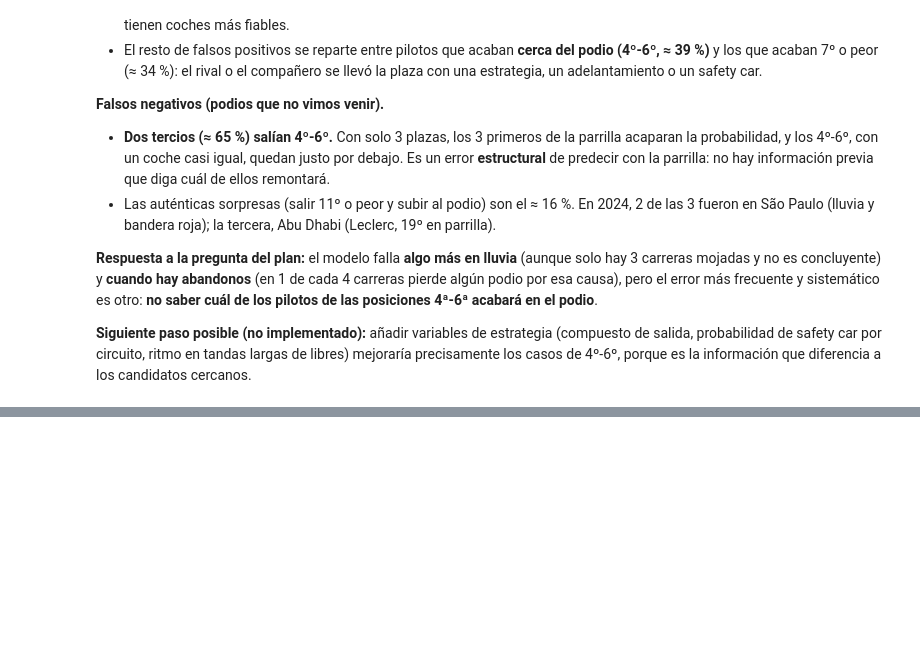
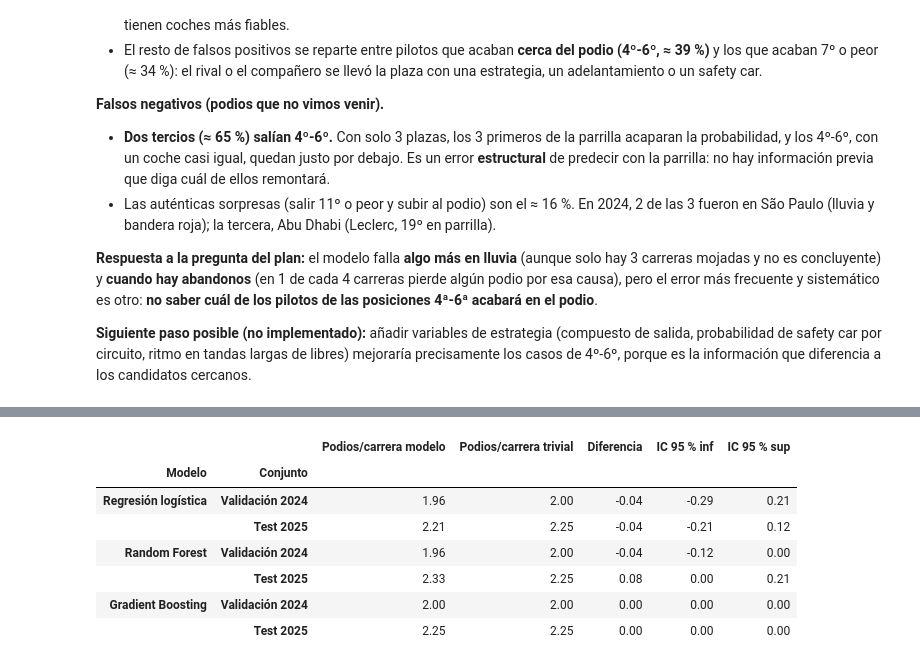
Before and after one commit to wewesito/f1-strategy-analytics, a Jupyter notebook: notebooks/04_prediccion.ipynb, the cells around one changed output, grey strips where cells are left out. Drawn from its saved outputs; the diff is of its cells as text; code cells hidden in the pictures; blank space fills up the shorter version.

```diff
--- a/notebooks/04_prediccion.ipynb
+++ b/notebooks/04_prediccion.ipynb
@@ -868,0 +924,35 @@ precisamente los casos de 4º-6º, porque es la información que diferencia a lo
+# %%
+def aciertos_por_carrera(df, pred):
+    t = df[['Year', 'Round']].copy()
+    t['hit'] = (np.asarray(pred) == 1) & (df[ft.TARGET].to_numpy() == 1)
+    return t.groupby(['Year', 'Round'])['hit'].sum()
+
+
+def ic_diferencia(a, b, n=5000, semilla=md.SEMILLA):
+    """Diferencia media (a - b) por carrera con IC 95 % por bootstrap sobre carreras."""
+    d = (a - b).to_numpy()
+    rng = np.random.default_rng(semilla)
+    medias = [d[rng.integers(0, len(d), len(d))].mean() for _ in range(n)]
+    return d.mean(), np.percentile(medias, 2.5), np.percentile(medias, 97.5)
+
+
+triv_val = aciertos_por_carrera(val, md.pred_trivial_parrilla(val))
+triv_te = aciertos_por_carrera(test, md.pred_trivial_parrilla(test))
+filas = []
+for n in base:
+    mv = aciertos_por_carrera(val, md.predecir_top3(val, probas_val[n]))
+    mt = aciertos_por_carrera(test, md.predecir_top3(test, probas_test[n]))
+    for conj, a, b in [('Validación 2024', mv, triv_val), ('Test 2025', mt, triv_te)]:
+        dif, lo, hi = ic_diferencia(a, b)
+        filas.append({'Modelo': n, 'Conjunto': conj, 'Podios/carrera modelo': a.mean(), 'Podios/carrera trivial': b.mean(),
+                      'Diferencia': dif, 'IC 95 % inf': lo, 'IC 95 % sup': hi})
+pd.DataFrame(filas).set_index(['Modelo', 'Conjunto']).round(2)
+# %% [output]
+|  |  | Podios/carrera modelo | Podios/carrera trivial | Diferencia | IC 95 % inf | IC 95 % sup |
+| Modelo | Conjunto |  |  |  |  |  |
+| Regresión logística | Validación 2024 | 1.96 | 2.00 | -0.04 | -0.29 | 0.21 |
+|  | Test 2025 | 2.21 | 2.25 | -0.04 | -0.21 | 0.12 |
+| Random Forest | Validación 2024 | 1.96 | 2.00 | -0.04 | -0.12 | 0.00 |
+|  | Test 2025 | 2.33 | 2.25 | 0.08 | 0.00 | 0.21 |
+| Gradient Boosting | Validación 2024 | 2.00 | 2.00 | 0.00 | 0.00 | 0.00 |
+|  | Test 2025 | 2.25 | 2.25 | 0.00 | 0.00 | 0.00 |
```
Also changed, not shown: parts of 11 cells of this notebook, 6 other files.
